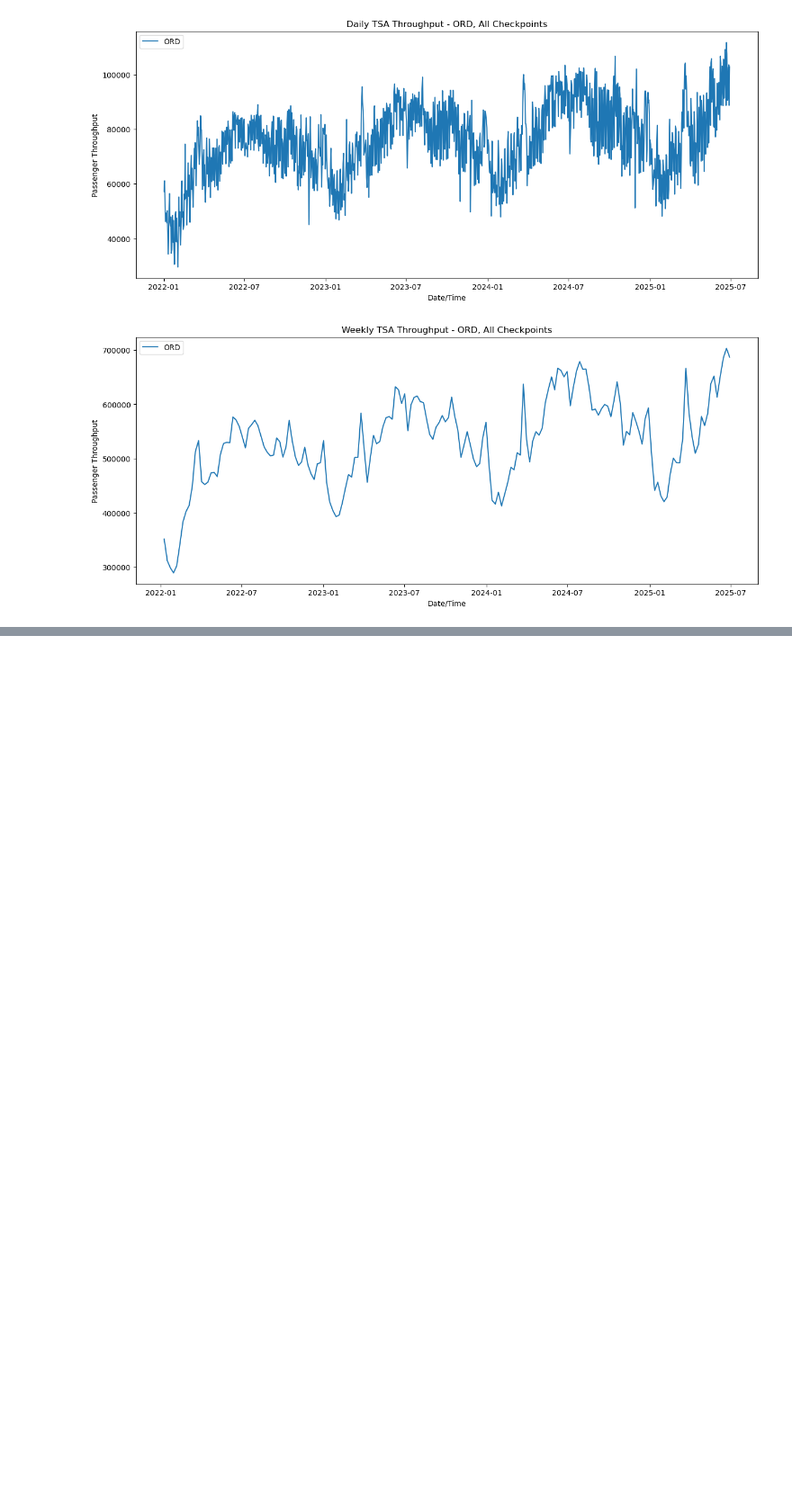
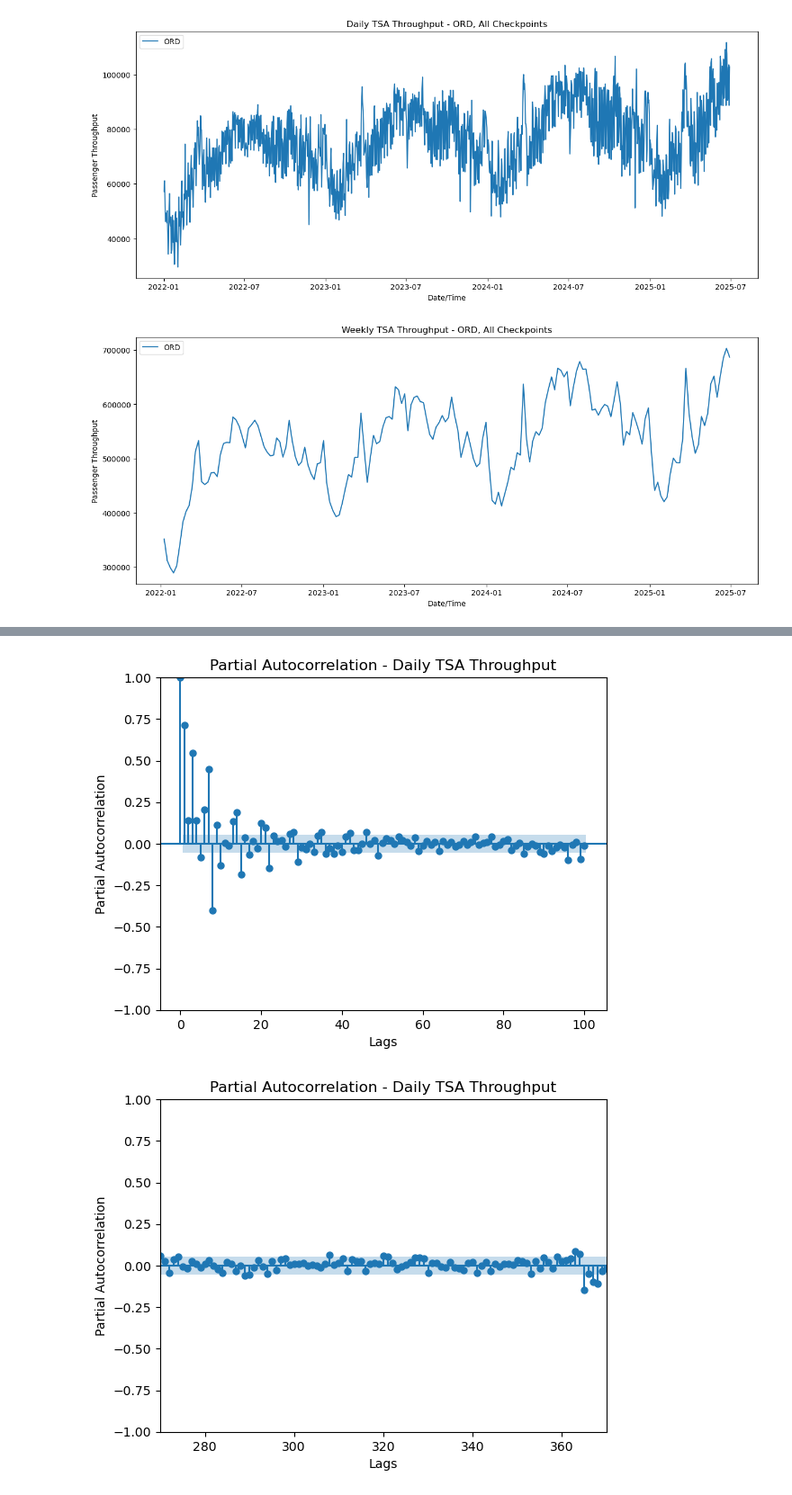
Before and after one commit to Erdos-Projects/spring-2026-busy-airports, a Jupyter notebook: busy_airports.ipynb, the cells around one changed output, grey strips where cells are left out. Shown at 90% size. Saved outputs shown, nothing was run; the diff lists cells and outputs as text; code cells hidden in the pictures; blank space fills up the shorter version.

```diff
--- a/busy_airports.ipynb
+++ b/busy_airports.ipynb
@@ -99,0 +122,15 @@ plot_airport_data(tsa_data, airport='ORD', frequency='W')
+# %%
+plot_pacf(ord_daily.total_passenger_throughput, lags=100)
+plt.title("Partial Autocorrelation - Daily TSA Throughput")
+plt.xlabel('Lags')
+plt.ylabel('Partial Autocorrelation')
+plt.show()
+plot_pacf(ord_daily.total_passenger_throughput, lags=370)
+plt.title("Partial Autocorrelation - Daily TSA Throughput")
+plt.xlabel('Lags')
+plt.ylabel('Partial Autocorrelation')
+plt.xlim(270,370)
+plt.show()
+# %% [output]
+[figure, added]
+[figure, added]
```
Also changed, not shown: parts of 7 cells of this notebook.
